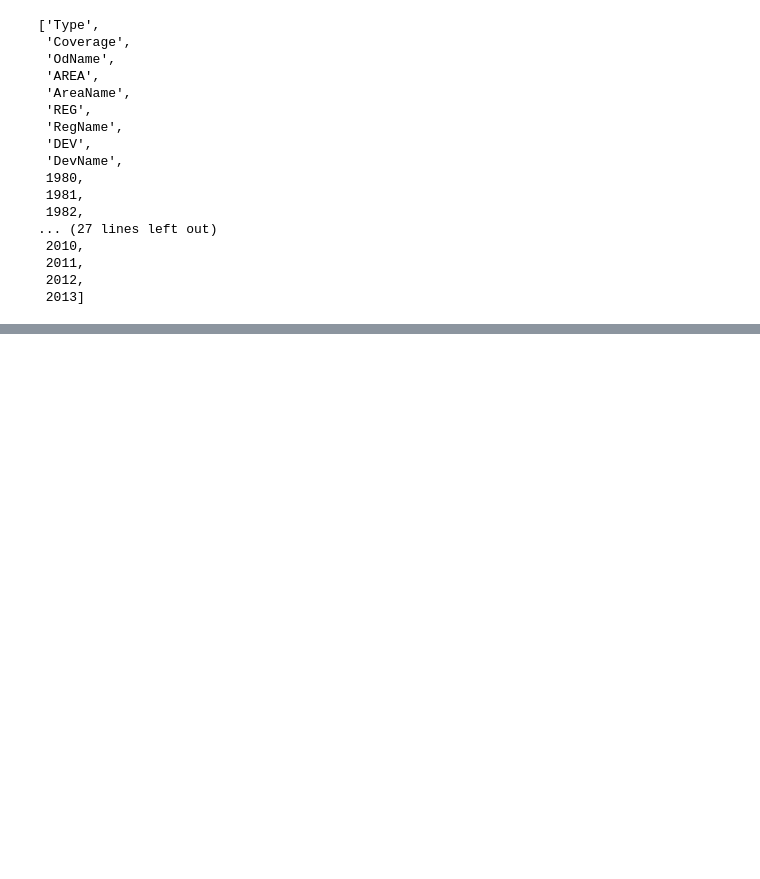
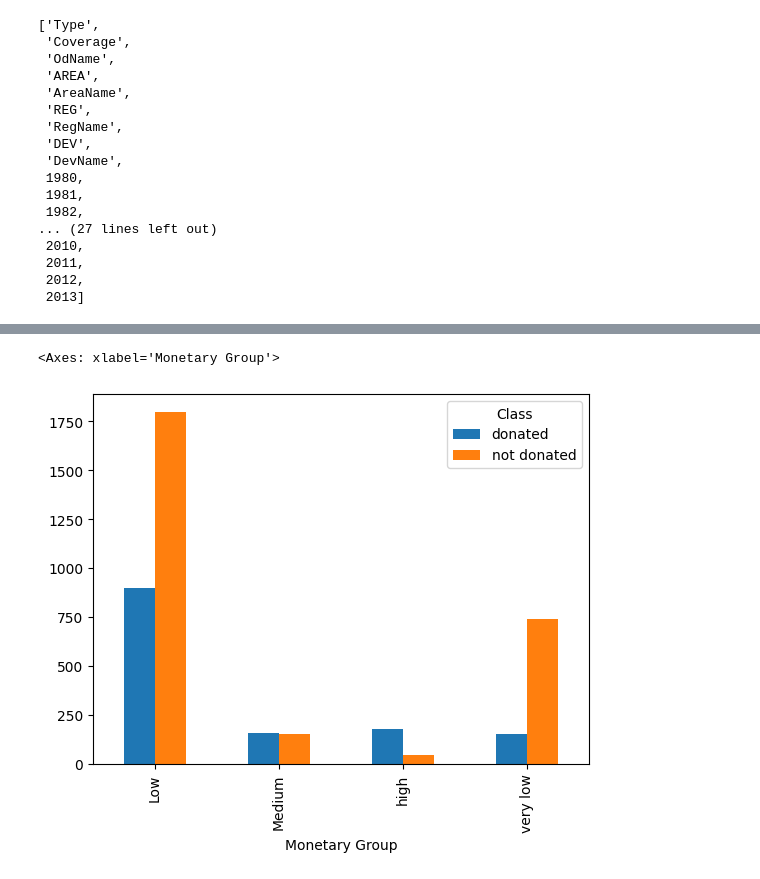
Before and after one commit to y-usuf09/Python---Data-Analytics, a Jupyter notebook: pandas_basics/Analysis.ipynb, the cells around one changed output, grey strips where cells are left out. Saved outputs shown, nothing was run; the diff lists cells and outputs as text; code cells hidden in the pictures; blank space fills up the shorter version.

```diff
--- a/pandas_basics/Analysis.ipynb
+++ b/pandas_basics/Analysis.ipynb
@@ -994,0 +1212,5 @@ df.head()
+# %%
+df2.pivot_table(values='Frequency', columns='Class', index='Monetary Group', aggfunc='sum').plot(kind='bar')
+# %% [output]
+<Axes: xlabel='Monetary Group'>
+[figure, added]
```
Also changed, not shown: parts of 34 cells of this notebook.
